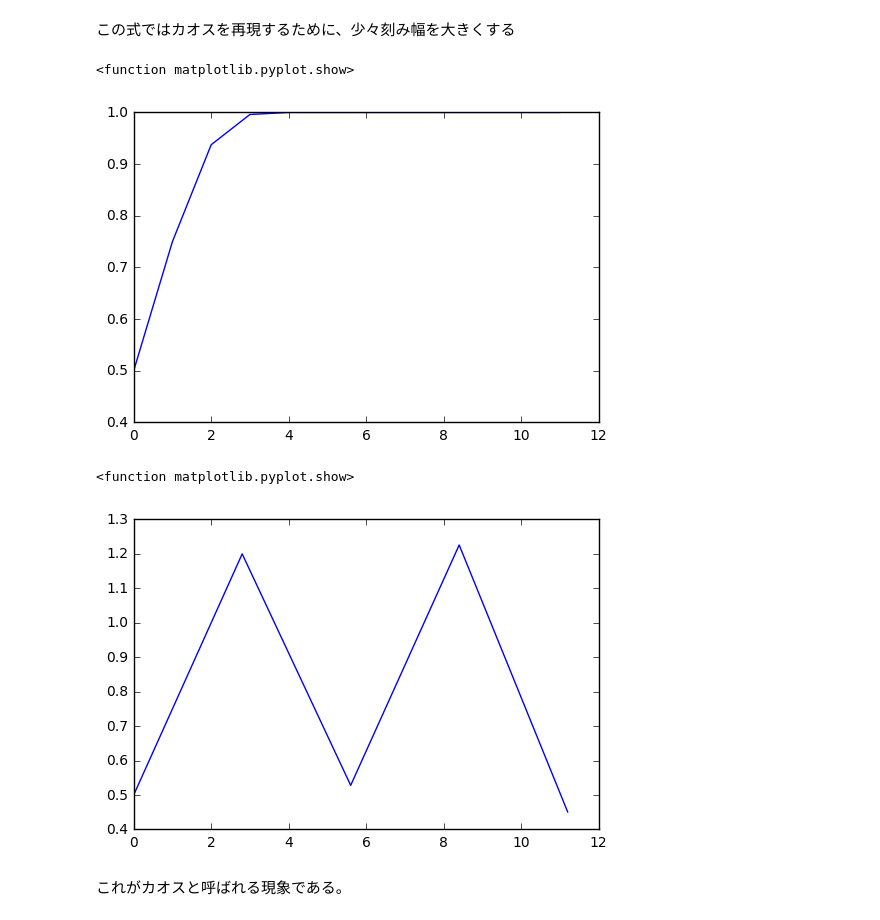
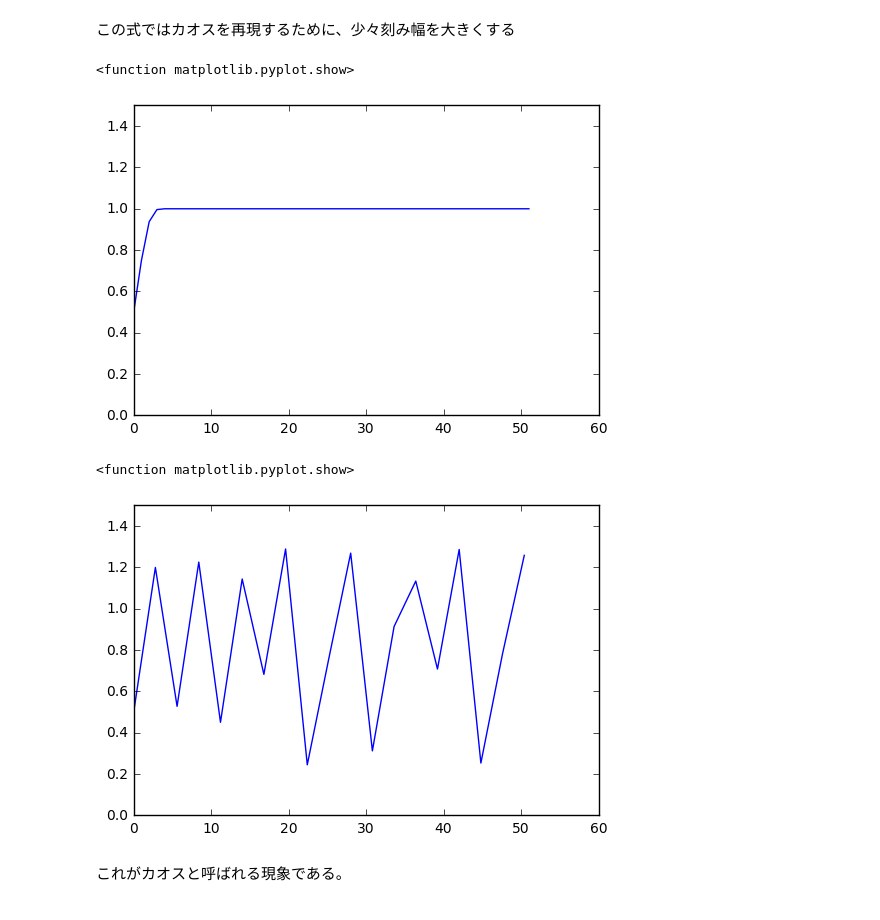
Before and after one commit to ryoppippi/EulerMethod, a Jupyter notebook: Euler.ipynb, the cells around one changed output. Drawn from its saved outputs; the diff is of its cells as text; code cells hidden in the pictures.

```diff
--- a/Euler.ipynb
+++ b/Euler.ipynb
@@ -203,7 +165,7 @@ def f5(u):
 この式ではカオスを再現するために、少々刻み幅を大きくする
 # %%
 dt = 1
-tEnd = 10
+tEnd = 50
 tBegin = 0 #始まりは適当に
 
 #上の式より、xに対応するyは当然二箇所である。ここではまずyが正の点において調べる。
@@ -218,34 +180,36 @@ while tPrev <= tEnd:
     tPrev += dt
     t.append(tPrev)
     u.append(uPrev)
+plt.ylim(0,1.5)
 plt.plot(t,u,"b")
 plt.show
 # %% [output]
 <function matplotlib.pyplot.show>
-[figure, old version]
+[figure, new version]
 # %%
 ### ではdtを試しに2.8と置いてみる
 dt = 2.8
-tEnd = 10;
+tEnd = 50;
 tBegin = 0 #始まりは適当に
 
 #上の式より、xに対応するyは当然二箇所である。ここではまずyが正の点において調べる。
 t = []
 u = []
 tPrev = tBegin
-uPrev = 1/2 #初期条件
+uPrev = 0.5 #初期条件
 t.append(tPrev)
 u.append(uPrev)
 while tPrev <= tEnd:
     uPrev = dt*f5(uPrev) + uPrev
     tPrev += dt
     t.append(tPrev)
     u.append(uPrev)
+plt.ylim(0,1.5)
 plt.plot(t,u,"b")
 plt.show
 # %% [output]
 <function matplotlib.pyplot.show>
-[figure, old version]
+[figure, new version]
 # %% [markdown]
 これがカオスと呼ばれる現象である。
 # %% [markdown]
```
Also changed, not shown: parts of 5 cells of this notebook.
